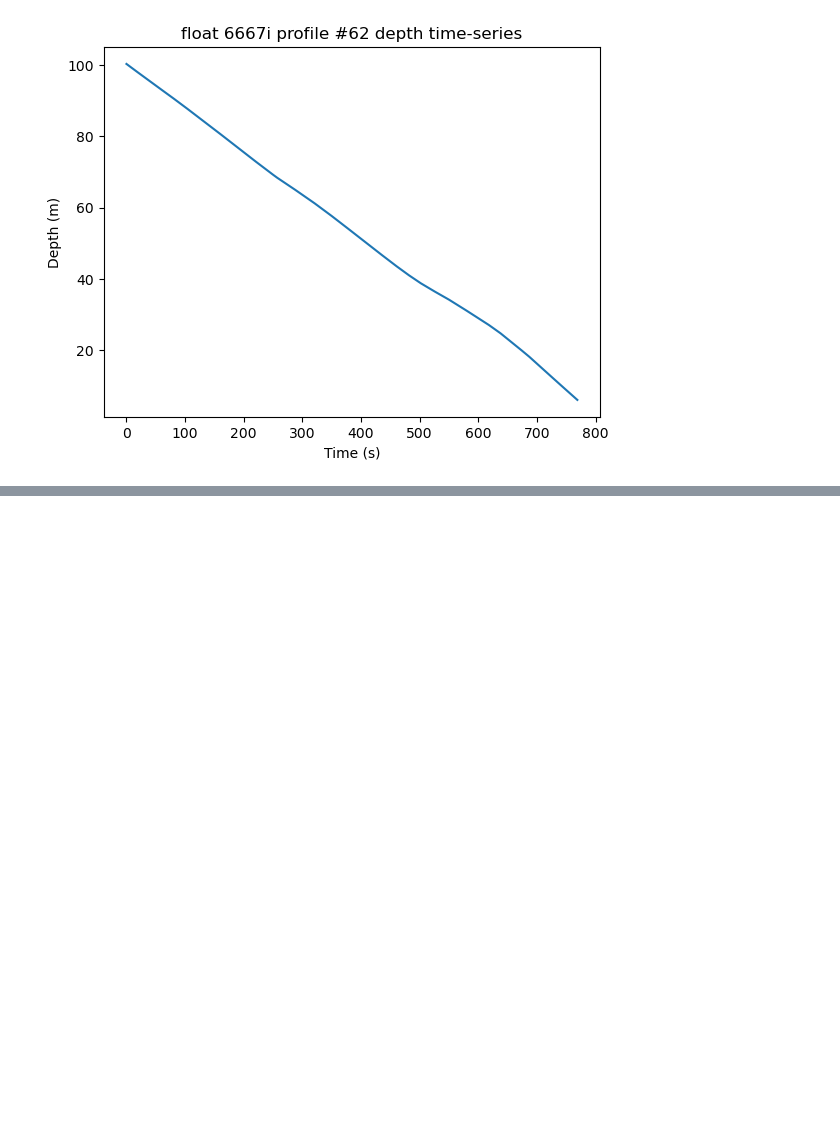
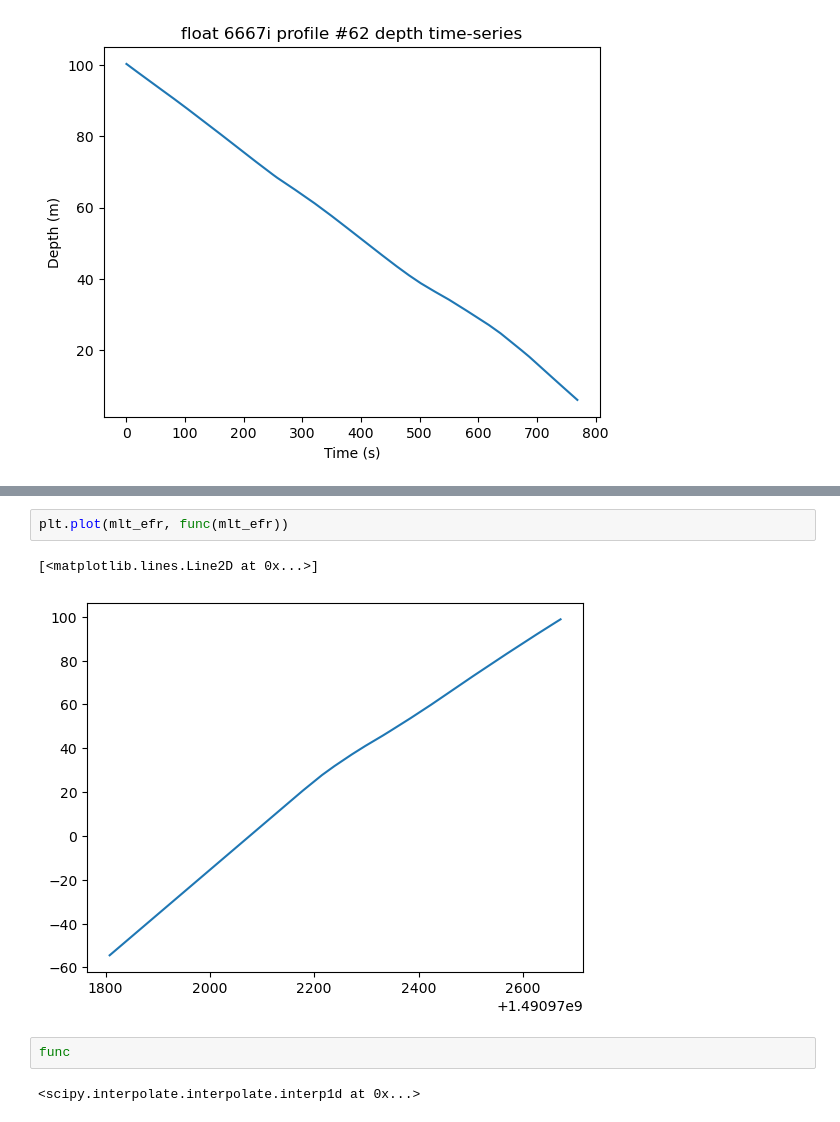
Before and after one commit to jjstadler/EMAPEX_WAVES, a Jupyter notebook: WaveProcessing/Visualize_Fit_Differences.ipynb, the cells around one changed output, grey strips where cells are left out. Drawn from its saved outputs; the diff is of its cells as text; blank space fills up the shorter version.

```diff
--- a/WaveProcessing/Visualize_Fit_Differences.ipynb
+++ b/WaveProcessing/Visualize_Fit_Differences.ipynb
@@ -236,0 +269,9 @@ plt.savefig("/Users/jamesstadler/Documents/UW/TFO/Figures/LCDRI/6667i_62/depth_t
+# %%
+plt.plot(mlt_efr, func(mlt_efr))
+# %% [output]
+[<matplotlib.lines.Line2D at 0x...>]
+[figure, added]
+# %%
+func
+# %% [output]
+<scipy.interpolate.interpolate.interp1d at 0x...>
```
Also changed, not shown: parts of 17 cells of this notebook, 3 other files.
